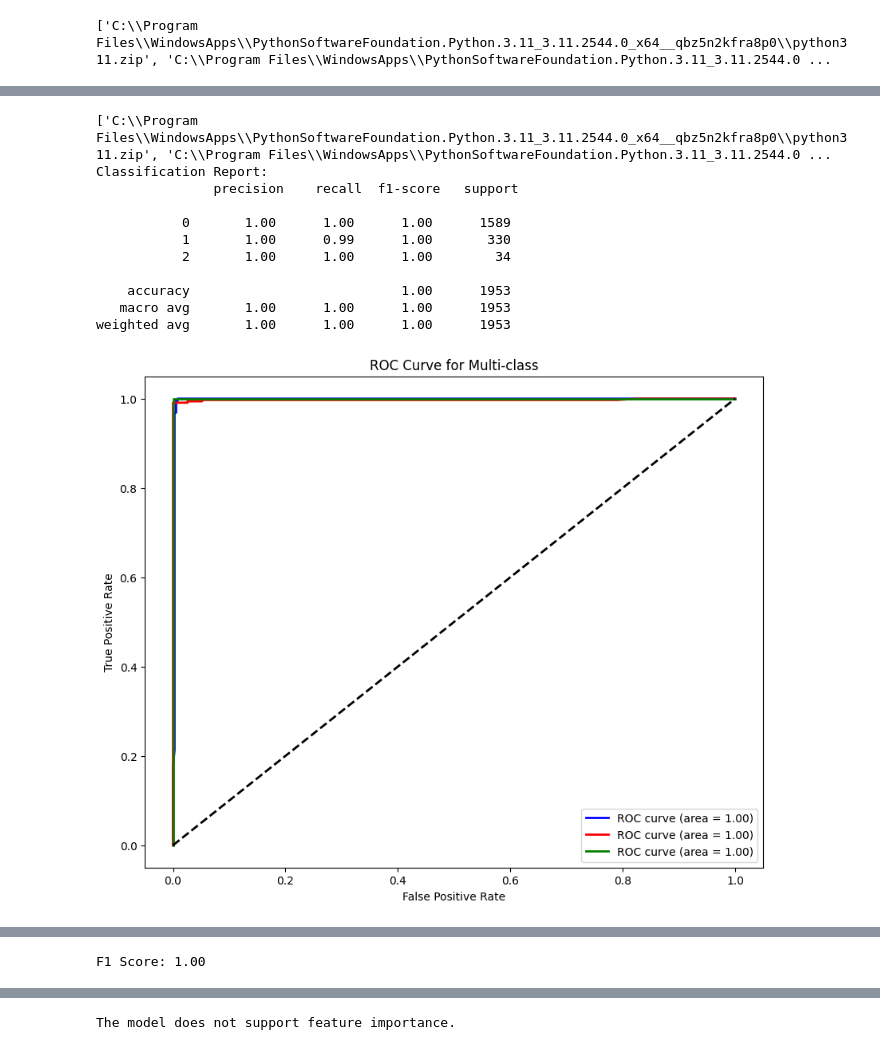
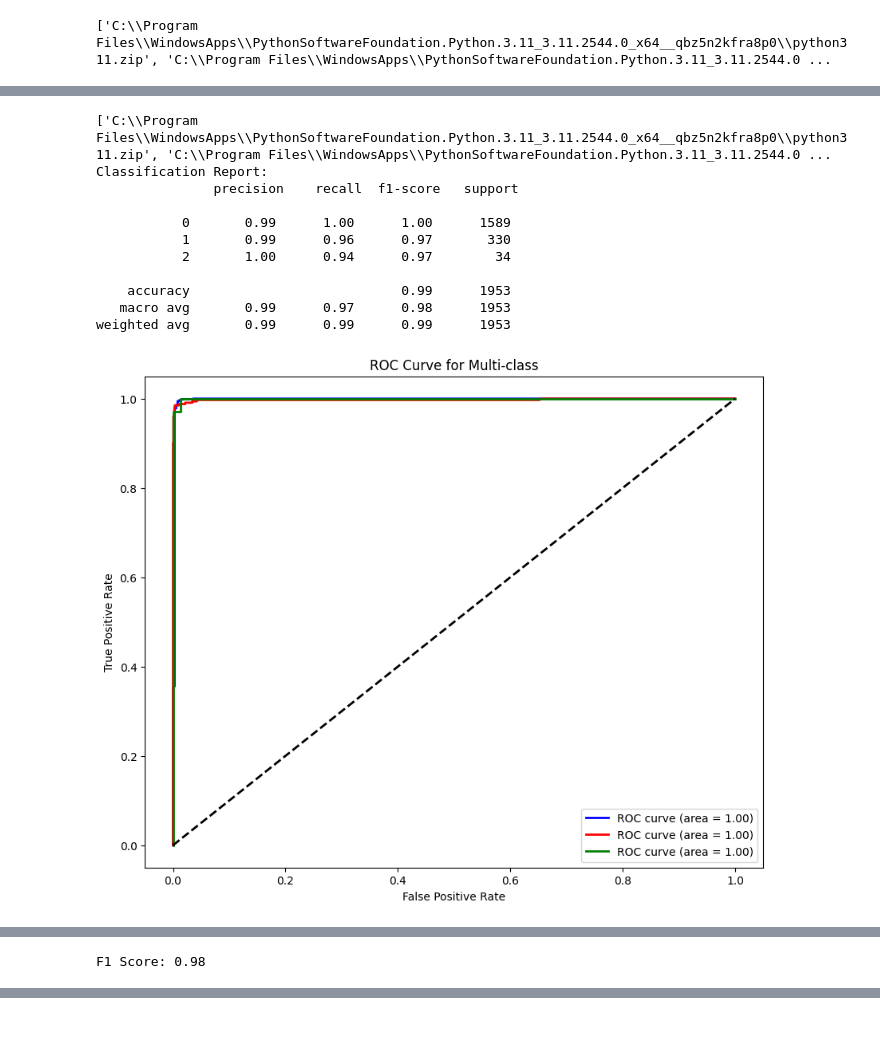
Before and after one commit to JuanSebastianCG/Python_Cognitive_Decline_AI, a Jupyter notebook: model/notebooks/ModelTesting.ipynb, the cells around one changed output, grey strips where cells are left out. Drawn from its saved outputs; the diff is of its cells as text; code cells hidden in the pictures.

```diff
--- a/model/notebooks/ModelTesting.ipynb
+++ b/model/notebooks/ModelTesting.ipynb
@@ -26,46 +39,42 @@ sys.path.append('C:/Users/juans/OneDrive/Documentos/iaProyect/Cognitive')
 print(sys.path)  # Esto mostrará todas las rutas en sys.path
 
 from model.training import ModelTrainer
 from model.inferences import ModelMetrics
 from model.utils.data_extraction import DataExtractor
+from sklearn.model_selection import train_test_split
 import numpy as np
 
-
-nameFile = 'stacking_model.pkl_2024-09-03_16-43-57.pkl'
-
-
-#separate date valiudation
-from sklearn.model_selection import train_test_split
+nameFile = 'stacking_model.pkl_2024-09-04_14-30-13.pkl'
 
 # Supón que ya has cargado tus datos y entrenado tu modelo, entonces puedes hacer lo siguiente:
 data = DataExtractor.load_data_pickle('../../data/','DB sin RM (filtrado) - normalizado 01.pkl')
 
 test_data,aux_data = train_test_split(data, test_size=0.7, random_state=42)
 new_X_test = aux_data.drop(columns=['Deterioro Cognitivo'])
 new_y_test = aux_data['Deterioro Cognitivo']
 
 n_classes = len(np.unique(new_y_test))
 
 modeltrainer = DataExtractor.load_model('../trained', nameFile)
 metrics = ModelMetrics(modeltrainer, new_X_test, new_y_test, n_classes)
 metrics.print_classification_report()
 metrics.plot_roc_curve()
 metrics.plot_precision_recall_curve()
 metrics.print_f1_score()
 metrics.plot_confusion_matrix()
 # %% [output]
 ['C:\\Program Files\\WindowsApps\\PythonSoftwareFoundation.Python.3.11_3.11.2544.0_x64__qbz5n2kfra8p0\\python311.zip', 'C:\\Program Files\\WindowsApps\\PythonSoftwareFoundation.Python.3.11_3.11.2544.0 ...
 Classification Report:
                precision    recall  f1-score   support
 
-           0       1.00      1.00      1.00      1589
-           1       1.00      0.99      1.00       330
-           2       1.00      1.00      1.00        34
+           0       0.99      1.00      1.00      1589
+           1       0.99      0.96      0.97       330
+           2       1.00      0.94      0.97        34
 
-    accuracy                           1.00      1953
-   macro avg       1.00      1.00      1.00      1953
-weighted avg       1.00      1.00      1.00      1953
+    accuracy                           0.99      1953
+   macro avg       0.99      0.97      0.98      1953
+weighted avg       0.99      0.99      0.99      1953
-[figure, old version]
+[figure, new version]
 [figure]
-F1 Score: 1.00
+F1 Score: 0.98
 [figure]
@@ -73 +80,0 @@ F1 Score: 1.00
-The model does not support feature importance.
```
Also changed, not shown: parts of 3 cells of this notebook, 2 other files.
